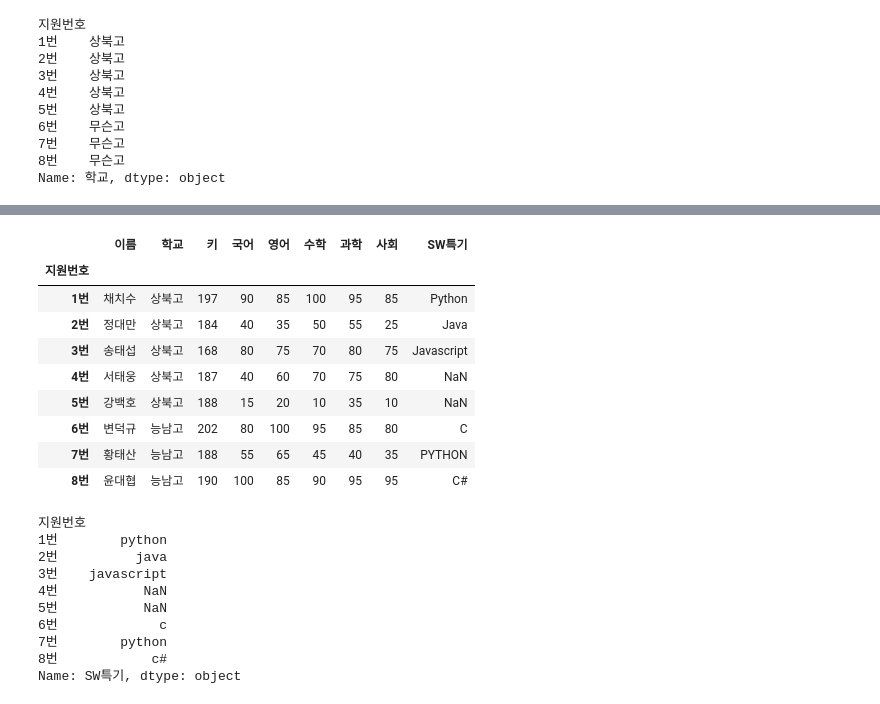
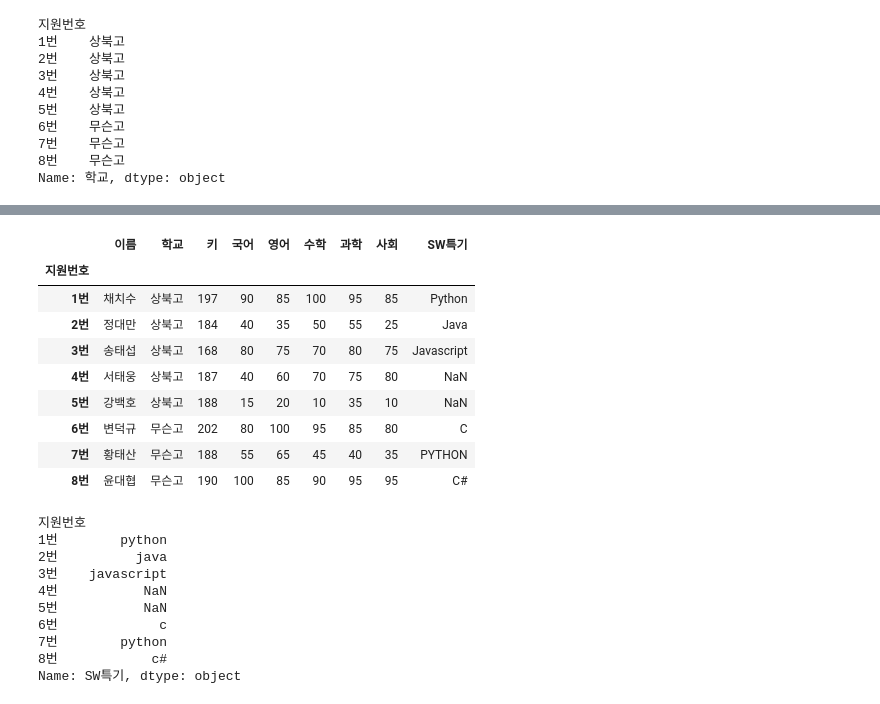
Before and after one commit to helen-cho/data, a Jupyter notebook: python/데이터분석/12.데이터수정.ipynb, the cells around one changed output, grey strips where cells are left out. Cells and saved outputs as stored; diff of their text form; code cells hidden in the pictures.

```diff
--- a/python/데이터분석/12.데이터수정.ipynb
+++ b/python/데이터분석/12.데이터수정.ipynb
@@ -28,0 +44,4 @@ Name: 학교, dtype: object
+# %%
+import pandas as pd
+df = pd.read_excel('data/score.xlsx', index_col='지원번호')
+df
@@ -29,17 +59,17 @@ Name: 학교, dtype: object
 # %%
-df.replace({'학교':{'북산고':'상북고'}}, inplace=True)
+df.replace({'학교':{'북산고':'상북고', '능남고':'무슨고'}}, inplace=True)
 df
 # %% [output]
 |  | 이름 | 학교 | 키 | 국어 | 영어 | 수학 | 과학 | 사회 | SW특기 |
 | 지원번호 |  |  |  |  |  |  |  |  |  |
 | 1번 | 채치수 | 상북고 | 197 | 90 | 85 | 100 | 95 | 85 | Python |
 | 2번 | 정대만 | 상북고 | 184 | 40 | 35 | 50 | 55 | 25 | Java |
 | 3번 | 송태섭 | 상북고 | 168 | 80 | 75 | 70 | 80 | 75 | Javascript |
 | 4번 | 서태웅 | 상북고 | 187 | 40 | 60 | 70 | 75 | 80 | NaN |
 | 5번 | 강백호 | 상북고 | 188 | 15 | 20 | 10 | 35 | 10 | NaN |
-| 6번 | 변덕규 | 능남고 | 202 | 80 | 100 | 95 | 85 | 80 | C |
-| 7번 | 황태산 | 능남고 | 188 | 55 | 65 | 45 | 40 | 35 | PYTHON |
-| 8번 | 윤대협 | 능남고 | 190 | 100 | 85 | 90 | 95 | 95 | C# |
+| 6번 | 변덕규 | 무슨고 | 202 | 80 | 100 | 95 | 85 | 80 | C |
+| 7번 | 황태산 | 무슨고 | 188 | 55 | 65 | 45 | 40 | 35 | PYTHON |
+| 8번 | 윤대협 | 무슨고 | 190 | 100 | 85 | 90 | 95 | 95 | C# |
 # %%
 df['SW특기'].str.lower()
 # %% [output]
```
Also changed, not shown: parts of 28 cells of this notebook, 10 other files.
